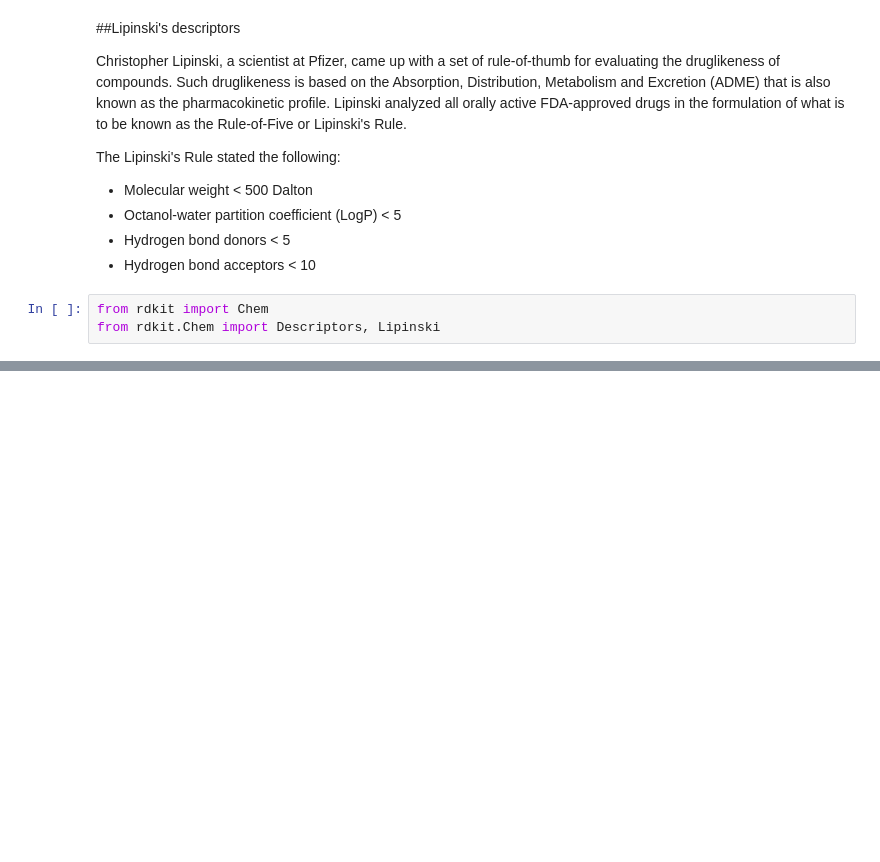
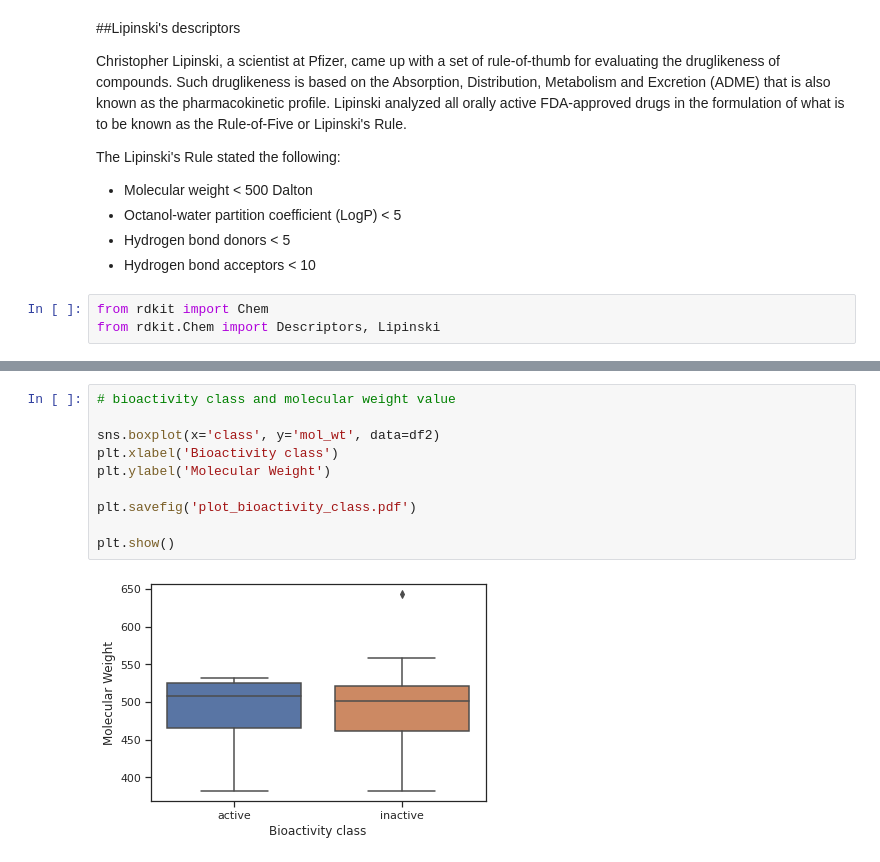
Before and after one commit to galib96/drug-discovery-ml, a Jupyter notebook: Bioinformatics_Drug_Discovery_Using_Machine_Learning.ipynb, the cells around one changed output, grey strips where cells are left out. Drawn from its saved outputs; the diff is of its cells as text; blank space fills up the shorter version.

```diff
--- a/Bioinformatics_Drug_Discovery_Using_Machine_Learning.ipynb
+++ b/Bioinformatics_Drug_Discovery_Using_Machine_Learning.ipynb
@@ -193,0 +337,12 @@ df_proc.head()
+# %%
+# bioactivity class and molecular weight value
+
+sns.boxplot(x='class', y='mol_wt', data=df2)
+plt.xlabel('Bioactivity class')
+plt.ylabel('Molecular Weight')
+
+plt.savefig('plot_bioactivity_class.pdf')
+
+plt.show()
+# %% [output]
+[figure, added]
```
Also changed, not shown: parts of 27 cells of this notebook.
